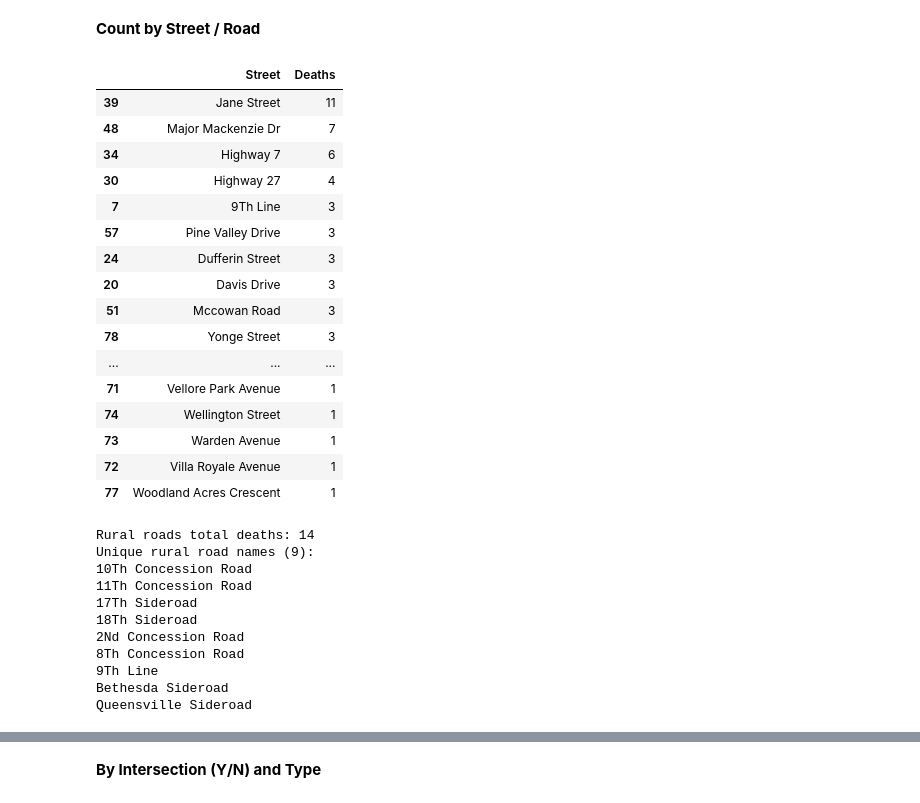
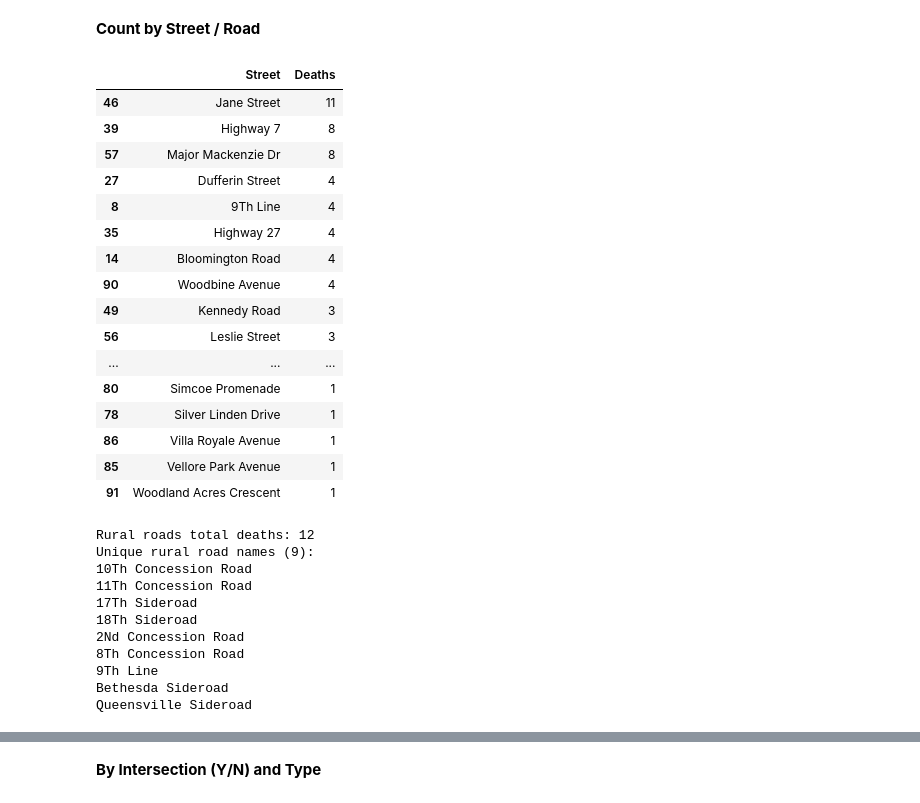
Before and after one commit to alex-jk/YRP-vehicle-accidents, a Jupyter notebook: yrp_vehicle_accidents_analysis.ipynb, the cells around one changed output, grey strips where cells are left out. Cells and saved outputs as stored; diff of their text form; code cells hidden in the pictures.

```diff
--- a/yrp_vehicle_accidents_analysis.ipynb
+++ b/yrp_vehicle_accidents_analysis.ipynb
@@ -267,44 +378,48 @@ By Type — Age Buckets (counts and %)
 # %%
 def norm_street(s):
     if not isinstance(s, str): return None
     s = s.strip()
     if s.upper() in {"NA", "N/A", ""}: return None
     s = re.sub(r"\s+", " ", s)  # collapse spaces
     # drop trailing direction tokens (… E/W/N/S or East/West/North/South)
     s = re.sub(r"\b(?:N|S|E|W|North|South|East|West)\b\.?$", "", s, flags=re.IGNORECASE).strip()
     return s.title()
 
+main1 = df["Main Street"].apply(norm_street)
+main2 = df["Main Street 2"].apply(norm_street)
+# Some rows list the same street in both columns (e.g. a data entry slip where the
+# row isn't really an intersection). Drop Main Street 2 in that case so the incident
+# isn't counted twice against the same street.
+main2 = main2.where(main2 != main1)
+
 # stack both street columns with the row's Deaths
 streets = pd.DataFrame({
-    "Street": pd.concat([df["Main Street"], df["Main Street 2"]], ignore_index=True),
-    "Deaths": pd.concat([df["Deaths"],       df["Deaths"]],       ignore_index=True),
+    "Street": pd.concat([main1, main2], ignore_index=True),
+    "Deaths": pd.concat([df["Deaths"], df["Deaths"]], ignore_index=True),
 }).dropna(subset=["Street"])
-
-streets["Street"] = streets["Street"].apply(norm_street)
-streets = streets.dropna(subset=["Street"])
 
 deaths_by_street = (streets
     .groupby("Street", as_index=False)["Deaths"].sum()
     .sort_values("Deaths", ascending=False))
 
 # show ALL rows in the output cell
 pd.set_option('display.max_rows', None)
 deaths_by_street
 # %% [output]
 |  | Street | Deaths |
-| 39 | Jane Street | 11 |
-| 48 | Major Mackenzie Dr | 7 |
-| 34 | Highway 7 | 6 |
-| 30 | Highway 27 | 4 |
-| 7 | 9Th Line | 3 |
-| 57 | Pine Valley Drive | 3 |
-| 24 | Dufferin Street | 3 |
-| 20 | Davis Drive | 3 |
-| 51 | Mccowan Road | 3 |
-| 78 | Yonge Street | 3 |
+| 46 | Jane Street | 11 |
+| 39 | Highway 7 | 8 |
+| 57 | Major Mackenzie Dr | 8 |
+| 27 | Dufferin Street | 4 |
+| 8 | 9Th Line | 4 |
+| 35 | Highway 27 | 4 |
+| 14 | Bloomington Road | 4 |
+| 90 | Woodbine Avenue | 4 |
+| 49 | Kennedy Road | 3 |
+| 56 | Leslie Street | 3 |
 | ... | ... | ... |
-| 71 | Vellore Park Avenue | 1 |
-| 74 | Wellington Street | 1 |
-| 73 | Warden Avenue | 1 |
-| 72 | Villa Royale Avenue | 1 |
-| 77 | Woodland Acres Crescent | 1 |
+| 80 | Simcoe Promenade | 1 |
+| 78 | Silver Linden Drive | 1 |
+| 86 | Villa Royale Avenue | 1 |
+| 85 | Vellore Park Avenue | 1 |
+| 91 | Woodland Acres Crescent | 1 |
@@ -314,18 +441,25 @@ deaths_by_street
 rural_re = r"\b(?:conc(?:ession)?|side\s*(?:road|rd)|sideroad|sdrd|line|town\s*line|townline)\b"
 is_rural = streets["Street"].str.contains(rural_re, regex=True, case=False, na=False)
 
-rural_total = streets.loc[is_rural, "Deaths"].sum()
-nonrural_total = streets.loc[~is_rural, "Deaths"].sum()
+# unique rural road names (already correctly-cased by norm_street, no .title() needed)
+rural_names = streets.loc[is_rural, 'Street'].dropna().unique()
+
+# Rural total is computed per INCIDENT (not per street-row): an incident counts
+# as rural if either street matches, counted once even when both streets match.
+# (The street-level `streets` table above double-counts incidents where both
+# Main Street and Main Street 2 are rural, e.g. two Concession Roads crossing.)
+is_rural_incident = (
+    df['Main Street'].apply(norm_street).str.contains(rural_re, regex=True, case=False, na=False) |
+    df['Main Street 2'].apply(norm_street).str.contains(rural_re, regex=True, case=False, na=False)
+)
+rural_total = df.loc[is_rural_incident, "Deaths"].sum()
+nonrural_total = df.loc[~is_rural_incident, "Deaths"].sum()
 
 print("Rural roads total deaths:", int(rural_total))
-
-# unique rural road names (normalized), with optional totals
-rural_names = (streets.loc[is_rural, 'Street']
-               .str.strip().str.title().dropna().unique())
 print(f"Unique rural road names ({len(rural_names)}):")
 print("\n".join(sorted(rural_names)))
 # %% [output]
-Rural roads total deaths: 14
+Rural roads total deaths: 12
 Unique rural road names (9):
 10Th Concession Road
 11Th Concession Road
```
Also changed, not shown: parts of 16 cells of this notebook, 1 other file.
